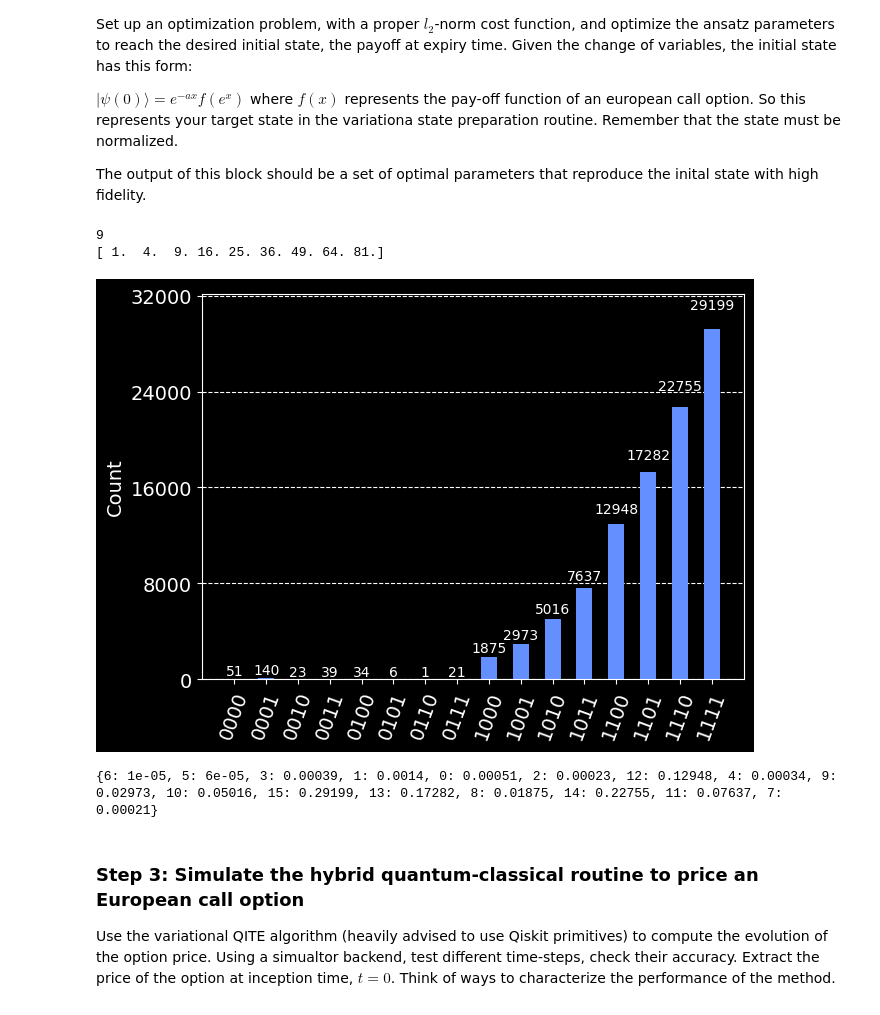
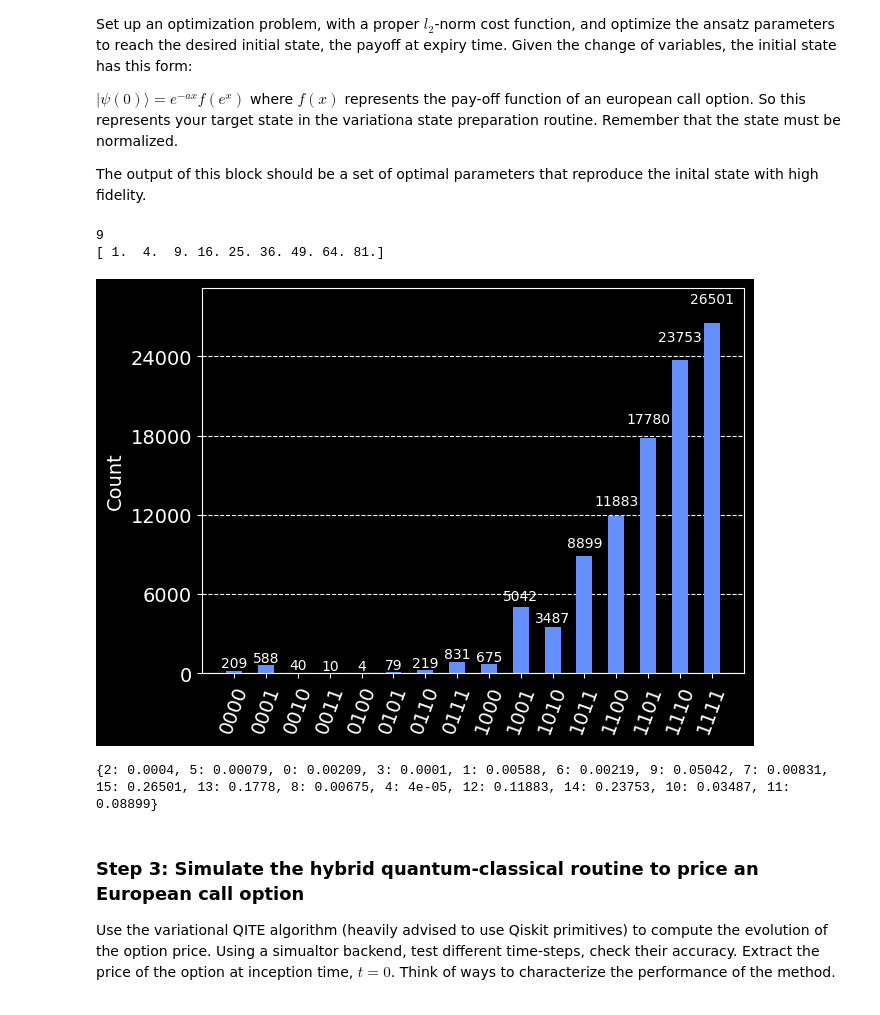
Before and after one commit to FelixXu35/Qisikit_Hackathon_BCN, a Jupyter notebook: Moodys_challenge.ipynb, the cells around one changed output. Drawn from its saved outputs; the diff is of its cells as text; code cells hidden in the pictures.

```diff
--- a/Moodys_challenge.ipynb
+++ b/Moodys_challenge.ipynb
@@ -252,7 +252,8 @@ def ansatz(params, n_qubits, rep):
 
     # build the circuit
     qc = QuantumCircuit(n_qubits)
-    qc.h(range(n_qubits))
+    qc.x(0)
+    qc.h(range(1, n_qubits))
     for n in range(n_qubits):
         qc.ry(params[n], n)
     for i in range(rep):
@@ -260,7 +261,9 @@ def ansatz(params, n_qubits, rep):
             qc.cry(params[n_qubits+(2*n_qubits-1)*i+n], n, n+1)
             qc.ry(params[n_qubits+(2*n_qubits-1)*i+n+n_qubits-1], n)
         qc.ry(params[n_qubits+(2*n_qubits-1)*i+(2*n_qubits-2)], n_qubits-1)
+    qc.save_statevector()
     qc.measure_all()
+    #display(qc.draw('mpl'))
     return qc
 
 def get_init_params(n_qubits, rep):
@@ -283,6 +286,7 @@ from qiskit import Aer, transpile
 from qiskit.algorithms.optimizers import SPSA
 import matplotlib.pylab as plt
 from qiskit.visualization import plot_histogram
+from qiskit.quantum_info import Statevector
 
 n_qubits = 4
 rep = 2
@@ -330,37 +334,39 @@ def cost_func_1(params):
     # distribution and the target distribution
     cost = sum(
         abs(target_distr.get(i, 0) - output_distr.get(i, 0))
         for i in range(2**n_qubits)
     )
     return cost
 
 # initialization
-params = np.zeros(18)
+params = get_init_params(n_qubits=4, rep=2)
 target_distr = creat_target_distr(
     n_qubits=4,
     cross_over=6
 )
 
 # optimization
 result = optimizer.minimize(
     fun=cost_func_1,
     x0=params)
 
 # Obtain the output distribution using the final parameters
 qc = ansatz(result.x, n_qubits=n_qubits, rep=rep)
 qc_t = transpile(qc,  backend)
-counts = backend.run(qc_t, shots=1e5).result().get_counts()
+final_result = backend.run(qc_t, shots=1e5).result()
+counts = final_result.get_counts()
+sv = final_result.get_statevector()
 display(plot_histogram(counts))
 
 output_distr = counts_to_distr(counts)
 print(output_distr)
 
 #
 # %% [output]
 9
 [ 1.  4.  9. 16. 25. 36. 49. 64. 81.]
-[figure, old version]
+[figure, new version]
-{6: 1e-05, 5: 6e-05, 3: 0.00039, 1: 0.0014, 0: 0.00051, 2: 0.00023, 12: 0.12948, 4: 0.00034, 9: 0.02973, 10: 0.05016, 15: 0.29199, 13: 0.17282, 8: 0.01875, 14: 0.22755, 11: 0.07637, 7: 0.00021}
+{2: 0.0004, 5: 0.00079, 0: 0.00209, 3: 0.0001, 1: 0.00588, 6: 0.00219, 9: 0.05042, 7: 0.00831, 15: 0.26501, 13: 0.1778, 8: 0.00675, 4: 4e-05, 12: 0.11883, 14: 0.23753, 10: 0.03487, 11: 0.08899}
 # %% [markdown]
 ### **Step 3**: Simulate the hybrid quantum-classical routine to price an European call option
 
```
Also changed, not shown: parts of 2 cells of this notebook.
